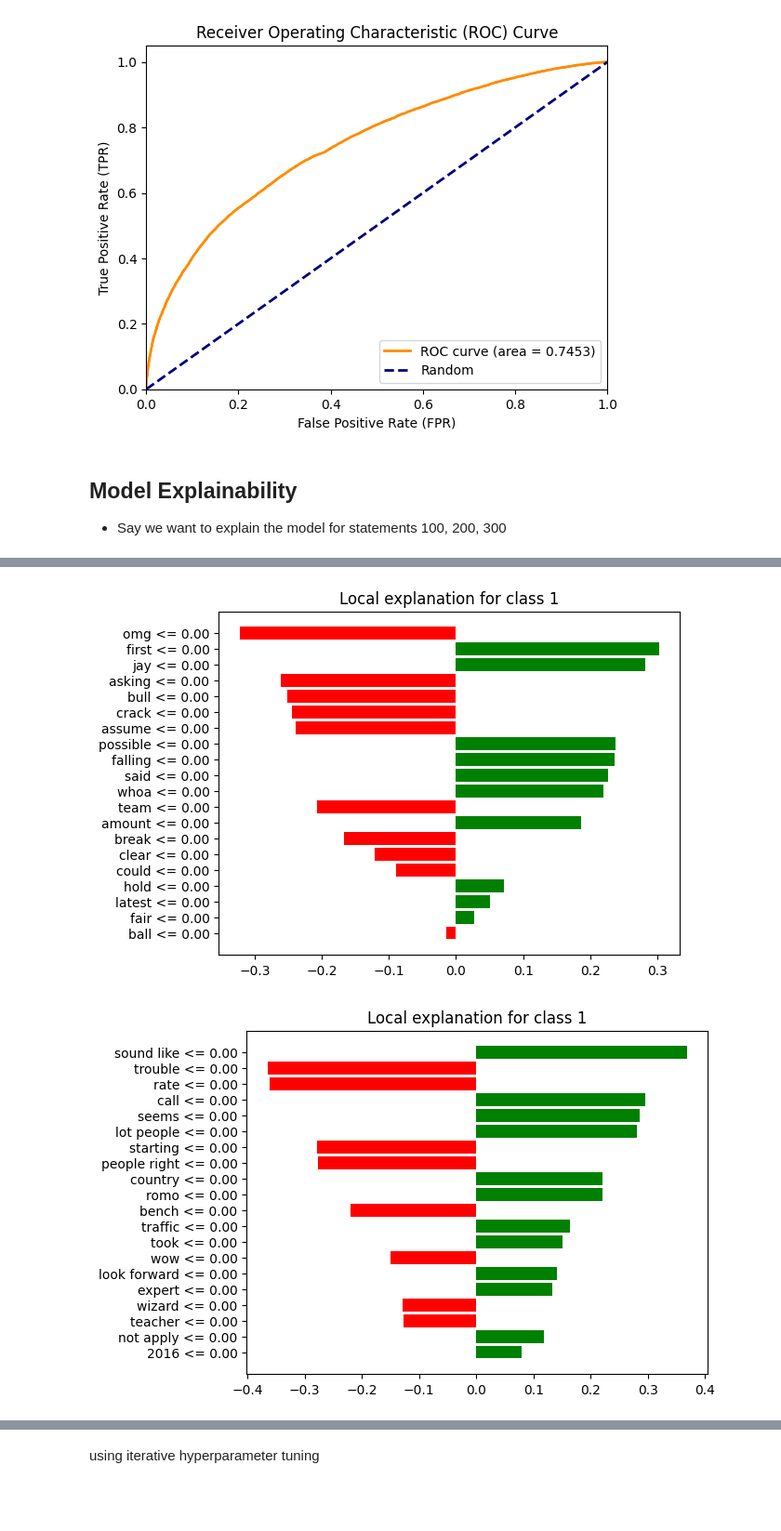
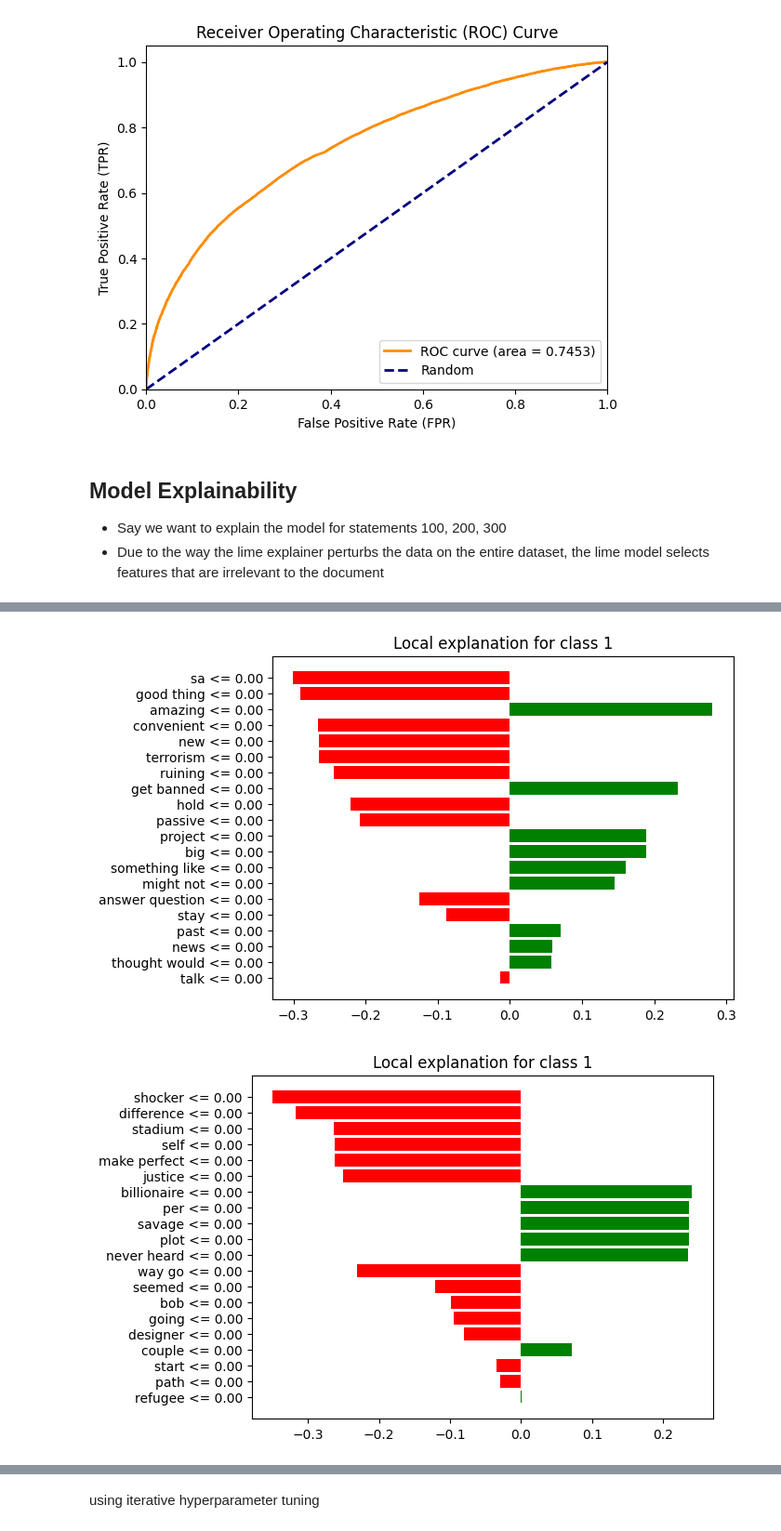
Before and after one commit to hoofangyu/cs3244_pg21, a Jupyter notebook: 5_deep_learning_1.ipynb, the cells around one changed output, grey strips where cells are left out. Shown at 93% size. Saved outputs shown, nothing was run; the diff lists cells and outputs as text; code cells hidden in the pictures; blank space fills up the shorter version.

Commit message:
lime that runs but does not explain

```diff
--- a/5_deep_learning_1.ipynb
+++ b/5_deep_learning_1.ipynb
@@ -118,17 +128,19 @@ AUC: 0.7453123776073246
 # %% [markdown]
 ## Model Explainability
 - Say we want to explain the model for statements 100, 200, 300
+- Due to the way the lime explainer perturbs the data on the entire dataset, the lime model selects features that are irrelevant to the document
 # %%
 # Sample a smaller dataset for LIME
 #sample_size = 3000  # Adjust this number based on your dataset size and complexity
 #lime_train_sample = x_train[np.random.choice(x_train.shape[0], sample_size, replace=False)]#data is too large
-lime_train_sample = x_train[:30000] #20000 takes 30s
+lime_train_sample = x_train[:50000] #30000 takes 46s, 50000 takes 1min 41s
 # Set up LIME explainer using the sampled data
 explainer = LimeTabularExplainer(
     training_data=lime_train_sample,  # Use the sampled data
     feature_names=combined_feature_names,
     class_names=[0, 1],
     discretize_continuous=True,
+    sample_around_instance=True
 )
 
 # Function to split the combined data back into text and other features
@@ -151,13 +163,15 @@ def predict_fn(data):
     # Assuming preds are the probabilities for class 1
     return np.hstack([1 - preds, preds])
 # %%
+
 for idx_to_explain in [100,200,300]:
     data_to_explain = x_train[idx_to_explain]
     exp = explainer.explain_instance(
         data_row=data_to_explain,
         predict_fn=predict_fn,
         num_features=20,   # Limit to top 20 features
-        num_samples=1000
+        num_samples=1000,
+        distance_metric='cosine'
     )
     fig = exp.as_pyplot_figure()
 
@@ -184,6 +198,6 @@ True class: 0
 Document ID: 300
 Document content: i do agree that rusev needs a stand up finisher not just the accolade, as much as i love it.
 Probability(Sarcastic) = 0.6581904
 True class: 1
-[figure, old version]
+[figure, new version]
-[figure, old version]
+[figure, new version]
```
Also changed, not shown: parts of 2 cells of this notebook.
